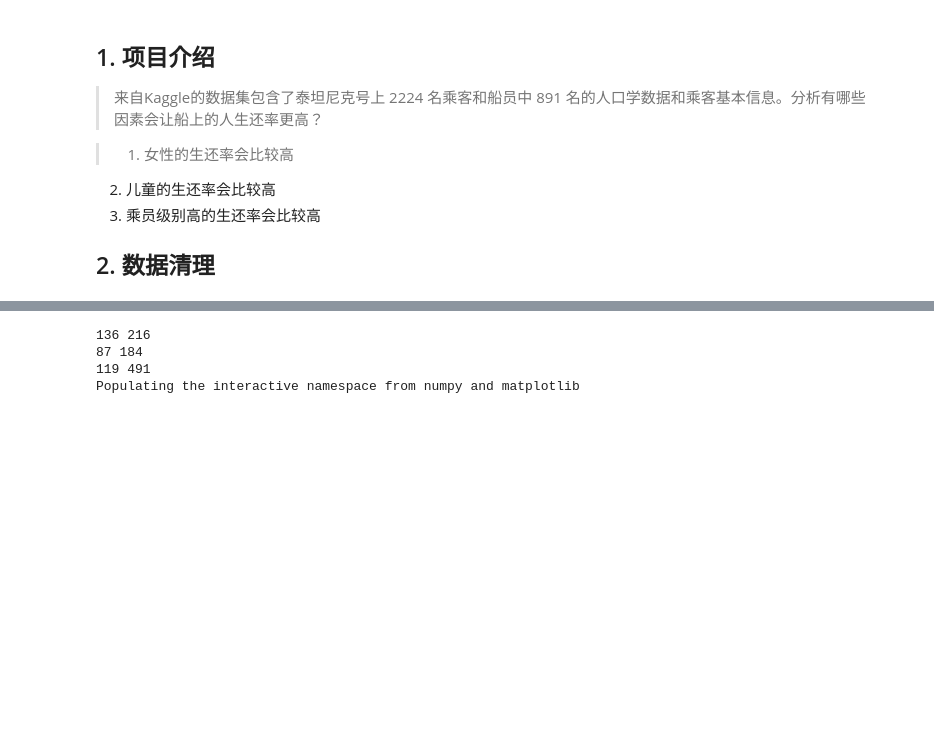
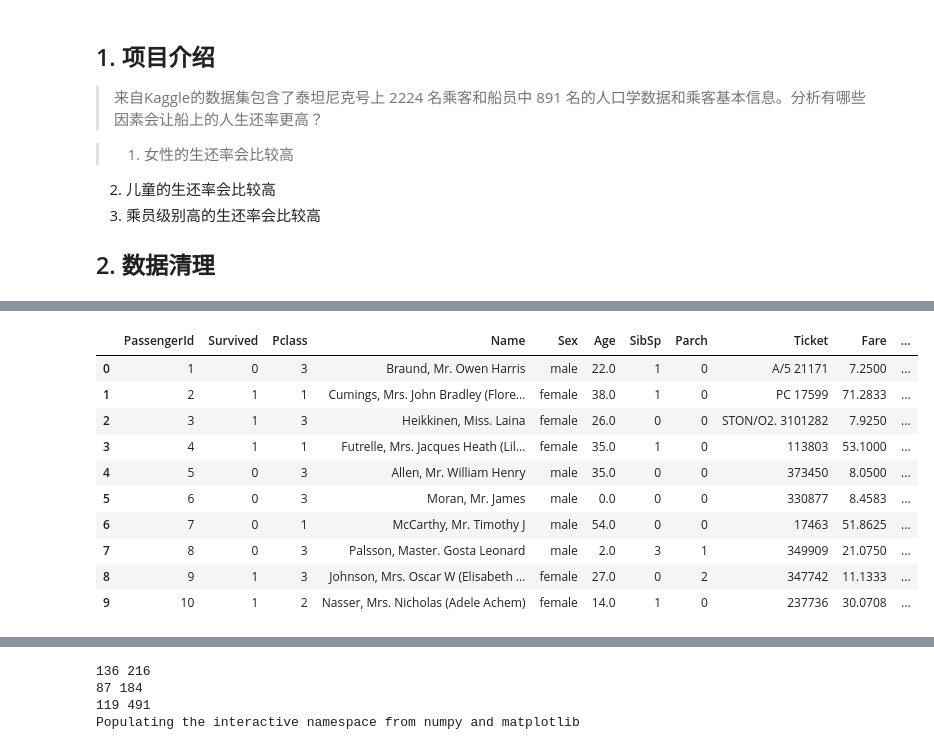
Before and after one commit to yummybian/data-analysis, a Jupyter notebook: P2/titanic_analysis.ipynb, the cells around one changed output, grey strips where cells are left out. Cells and saved outputs as stored; diff of their text form; code cells hidden in the pictures; blank space fills up the shorter version.

```diff
--- a/P2/titanic_analysis.ipynb
+++ b/P2/titanic_analysis.ipynb
@@ -38,2 +11,94 @@ df.head()
+# %%
+import pandas as pd
+import numpy as np
+
+
+# 读取csv文件
+filename = 'titanic_data.csv'
+df = pd.read_csv(filename)
+
+# 清理数据
+def format_df(df):
+    # 处理缺失的年龄值
+    df['Age'] = df['Age'].fillna(0)
+    # 转换年龄为浮点型
+    df['Age'] = df['Age'].apply(float)
+    return df
+
+
+df = format_df(df)
+
+
+def append_age_sex_column(c):
+    if c['Age'] > 18:
+        if c['Sex'] == 'male':
+            return 'Man'
+        elif c['Sex'] == 'female':
+            return 'Woman'
+        else:
+            return np.NaN
+    elif 0 < c['Age'] <= 18:
+        return 'Child'
+    else:
+        return np.NaN
+
+# 增加age_sex列（小于等于18岁的青少年为"Child"，大于18岁男子为"Man"，
+# 大于18岁女子为"Woman")
+df['Age_Sex'] = df.apply(append_age_sex_column, axis=1)
+
+def calc_survival_ratio(df, key, *value):
+    if key == "age":
+        series = df[(df.Age > value[0])
+                   & (df.Age <= value[1])]['Survived']
+    elif key == "sex":
+        series = df[df.Sex == value[0]]['Survived']
+    elif key == "level":
+        series = df[df.Pclass == value[0]]['Survived']
+    elif key == "age_sex":
+        series = df[df.Age_Sex == value[0]]['Survived']
+    elif key == "age_sex_level":
+        series = df[(df.Age_Sex == value[0])
+                    & (df.Pclass == value[1])]['Survived']
+
+    saved_ratio = series.sum() / (series.shape[0] * 1.0)
+    return saved_ratio
+
+# def calc_survival_ratio(df, age, sex, level, age_sex):
+#       # 性别+年龄+乘员级别
+#       if age_group and level:
+#           if age_group == 'child':
+#               series = df[(df.Age <= 18)
+#                           & (df.Pclass == level) ]['Survived']
+#           elif age_group in ('male', 'female'):
+#               series = df[(df.Sex == age_group)
+#                           & (df.Age > 18)
+#                           & (df.Pclass == level)]['Survived']
+#       # 性别+年龄
+#       elif age_group:
+#           if age_group == 'child':
+#               series = df[df.Age <= 18]['Survived']
+#           elif age_group in ('male', 'female'):
+#               series = df[(df.Sex == age_group)
+#                           & (df.Age > 18)]['Survived']
+#       # 乘员级别
+#       else:
+#           series = df[df.Pclass == level]['Survived']
+
+#       saved_ratio = series.sum() / (series.shape[0] * 1.0)
+#       return saved_ratio
+
+df.head(n=10)
+# %% [output]
+|  | PassengerId | Survived | Pclass | Name | Sex | Age | SibSp | Parch | Ticket | Fare | ... |
+| 0 | 1 | 0 | 3 | Braund, Mr. Owen Harris | male | 22.0 | 1 | 0 | A/5 21171 | 7.2500 | ... |
+| 1 | 2 | 1 | 1 | Cumings, Mrs. John Bradley (Flore... | female | 38.0 | 1 | 0 | PC 17599 | 71.2833 | ... |
+| 2 | 3 | 1 | 3 | Heikkinen, Miss. Laina | female | 26.0 | 0 | 0 | STON/O2. 3101282 | 7.9250 | ... |
+| 3 | 4 | 1 | 1 | Futrelle, Mrs. Jacques Heath (Lil... | female | 35.0 | 1 | 0 | 113803 | 53.1000 | ... |
+| 4 | 5 | 0 | 3 | Allen, Mr. William Henry | male | 35.0 | 0 | 0 | 373450 | 8.0500 | ... |
+| 5 | 6 | 0 | 3 | Moran, Mr. James | male | 0.0 | 0 | 0 | 330877 | 8.4583 | ... |
+| 6 | 7 | 0 | 1 | McCarthy, Mr. Timothy J | male | 54.0 | 0 | 0 | 17463 | 51.8625 | ... |
+| 7 | 8 | 0 | 3 | Palsson, Master. Gosta Leonard | male | 2.0 | 3 | 1 | 349909 | 21.0750 | ... |
+| 8 | 9 | 1 | 3 | Johnson, Mrs. Oscar W (Elisabeth ... | female | 27.0 | 0 | 2 | 347742 | 11.1333 | ... |
+| 9 | 10 | 1 | 2 | Nasser, Mrs. Nicholas (Adele Achem) | female | 14.0 | 1 | 0 | 237736 | 30.0708 | ... |
 # %% [markdown]
 ## 3. 分析数据
```
Also changed, not shown: parts of 7 cells of this notebook.
